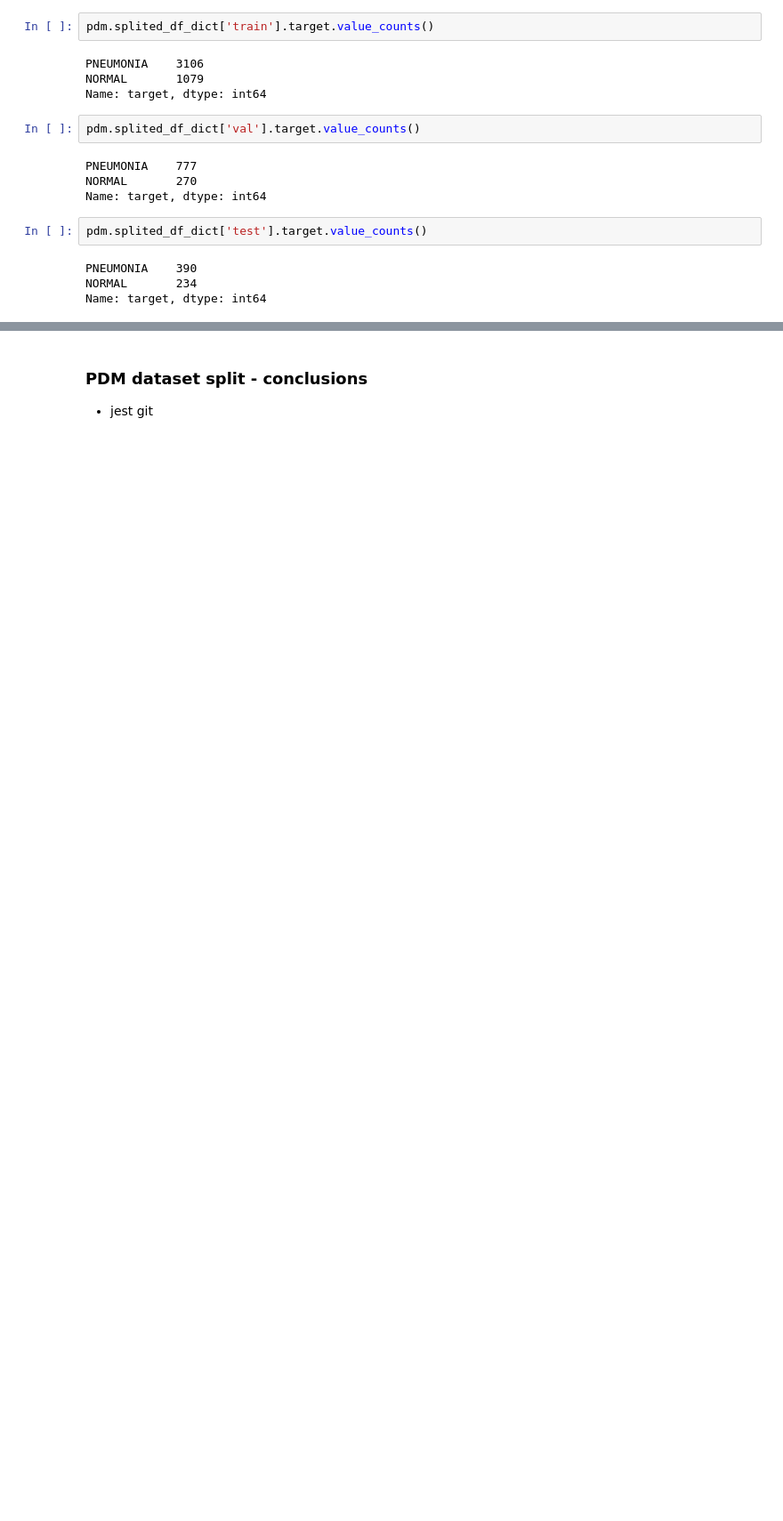
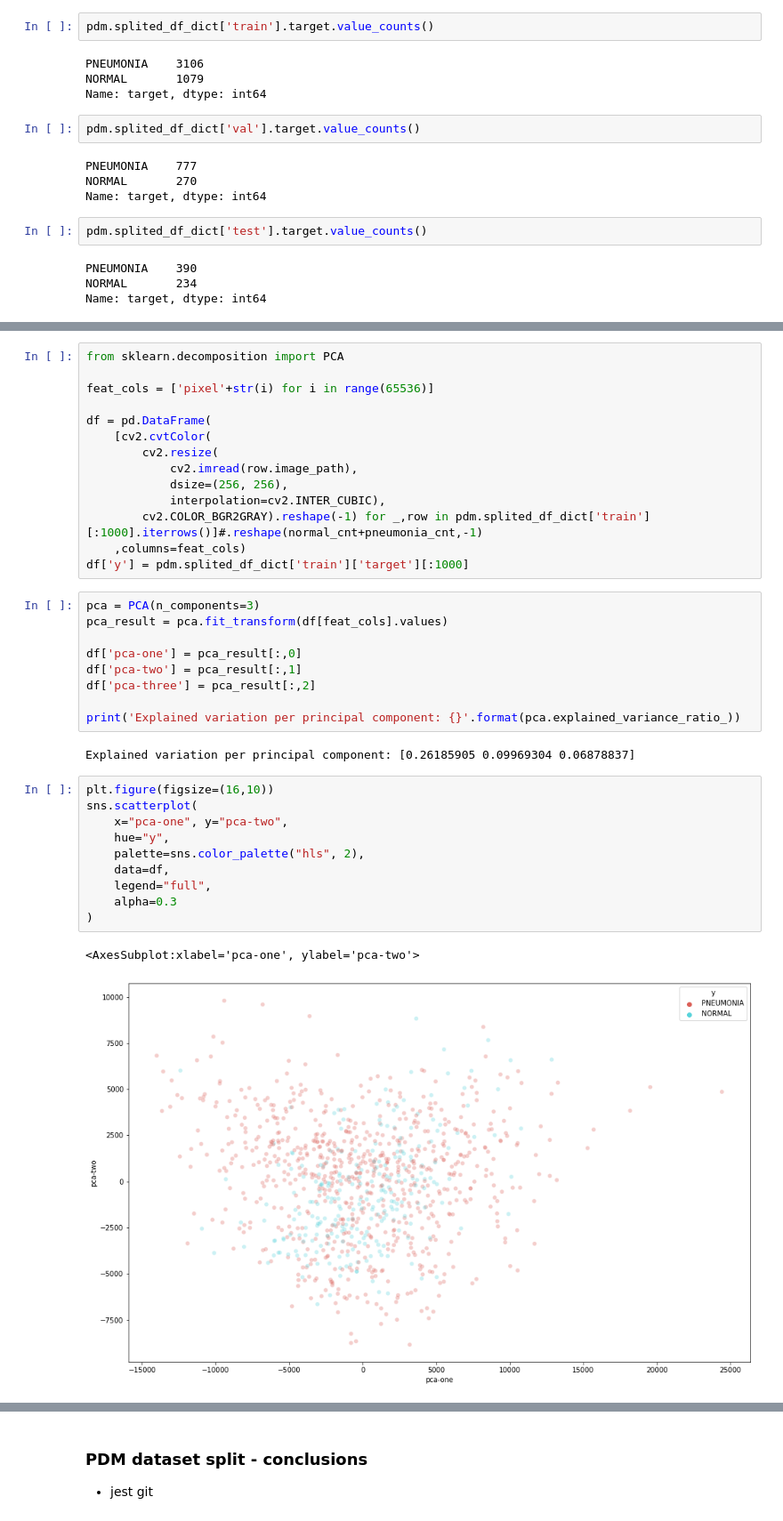
Before and after one commit to akkolyth/bayesian-pneumonia-detection, a Jupyter notebook: EDA/EDA.ipynb, the cells around one changed output, grey strips where cells are left out. Shown at 89% size. Saved outputs shown, nothing was run; the diff lists cells and outputs as text; blank space fills up the shorter version.

```diff
--- a/EDA/EDA.ipynb
+++ b/EDA/EDA.ipynb
@@ -176,0 +213,38 @@ Name: target, dtype: int64
+# %%
+from sklearn.decomposition import PCA
+
+feat_cols = ['pixel'+str(i) for i in range(65536)]
+
+df = pd.DataFrame(
+    [cv2.cvtColor(
+        cv2.resize(
+            cv2.imread(row.image_path),
+            dsize=(256, 256),
+            interpolation=cv2.INTER_CUBIC),
+        cv2.COLOR_BGR2GRAY).reshape(-1) for _,row in pdm.splited_df_dict['train'][:1000].iterrows()]#.reshape(normal_cnt+pneumonia_cnt,-1)
+    ,columns=feat_cols)
+df['y'] = pdm.splited_df_dict['train']['target'][:1000]
+# %%
+pca = PCA(n_components=3)
+pca_result = pca.fit_transform(df[feat_cols].values)
+
+df['pca-one'] = pca_result[:,0]
+df['pca-two'] = pca_result[:,1]
+df['pca-three'] = pca_result[:,2]
+
+print('Explained variation per principal component: {}'.format(pca.explained_variance_ratio_))
+# %% [output]
+Explained variation per principal component: [0.26185905 0.09969304 0.06878837]
+# %%
+plt.figure(figsize=(16,10))
+sns.scatterplot(
+    x="pca-one", y="pca-two",
+    hue="y",
+    palette=sns.color_palette("hls", 2),
+    data=df,
+    legend="full",
+    alpha=0.3
+)
+# %% [output]
+<AxesSubplot:xlabel='pca-one', ylabel='pca-two'>
+[figure, added]
```
Also changed, not shown: parts of 12 cells of this notebook.
